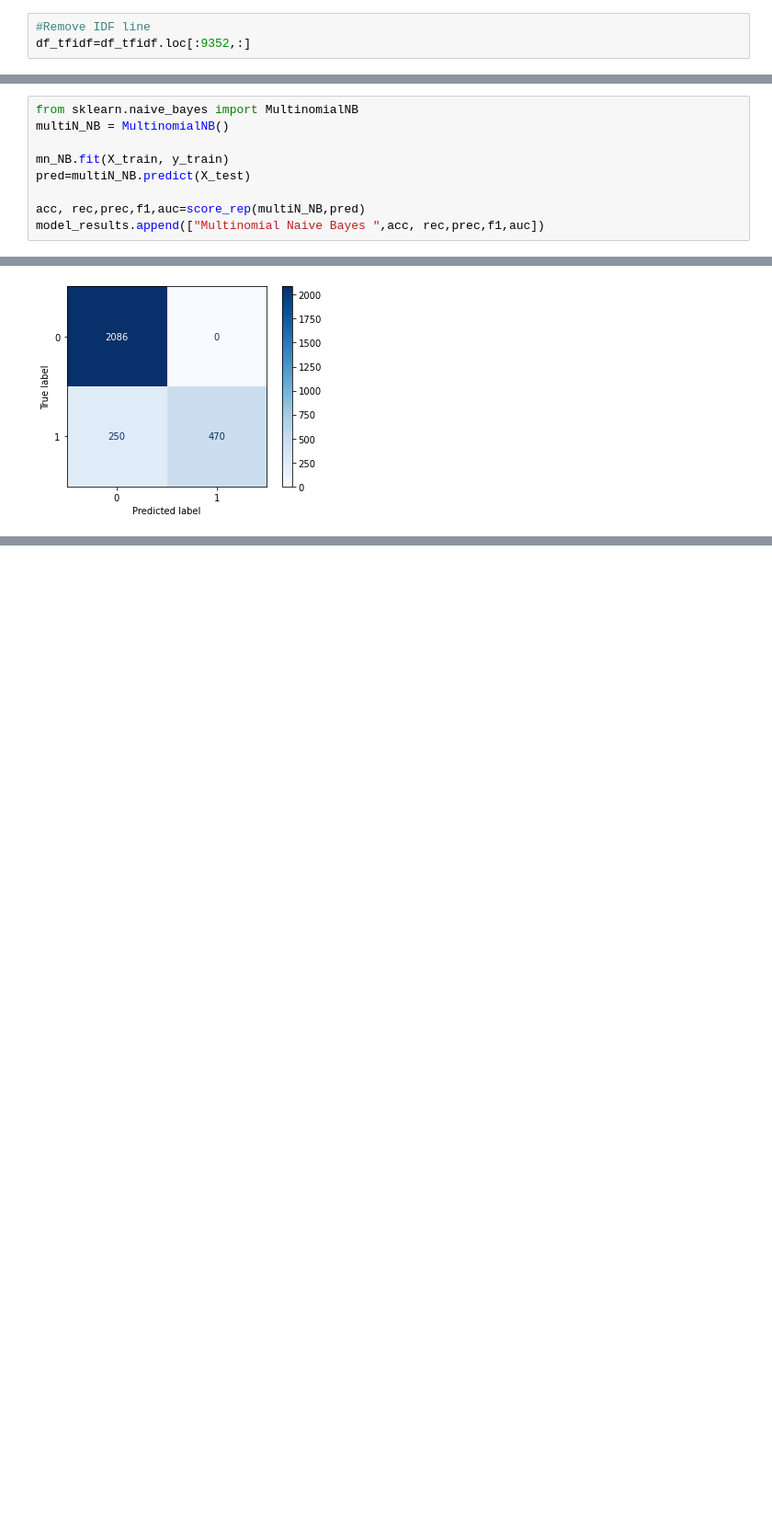
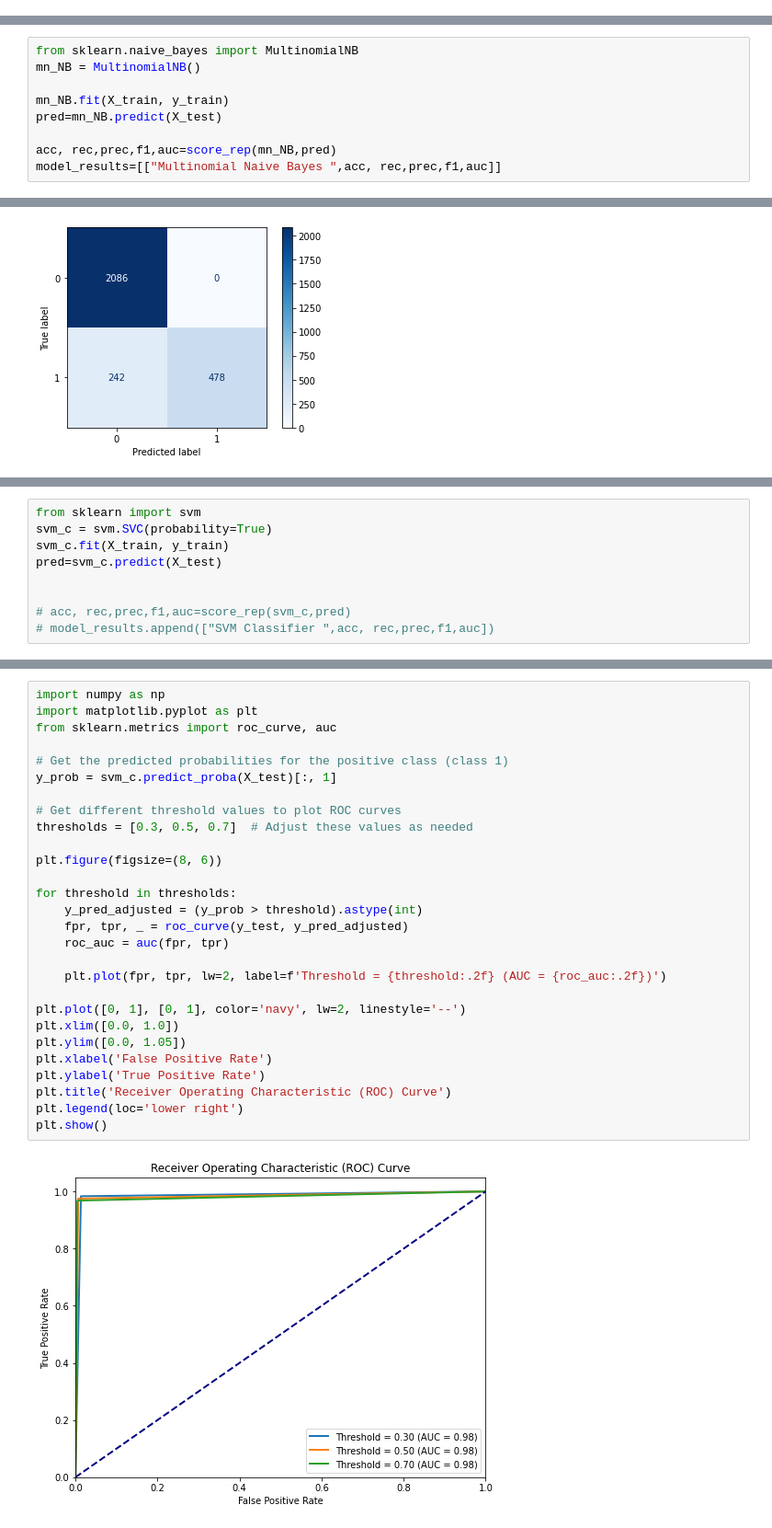
Before and after one commit to lauraah10/QW-Projects, a Jupyter notebook: QW3.ipynb, the cells around one changed output, grey strips where cells are left out. Shown at 92% size. Saved outputs shown, nothing was run; the diff lists cells and outputs as text; blank space fills up the shorter version.

```diff
--- a/QW3.ipynb
+++ b/QW3.ipynb
@@ -210,6 +207,3 @@ len(df_tfidf.columns)
 16526
 # %% [markdown]
 # Run cluster
-# %%
-#Remove IDF line
-df_tfidf=df_tfidf.loc[:9352,:]
@@ -401,10 +352,10 @@ Overall, MultinomialNB is a powerful and widely used algorithm for text classifi
 # %%
 from sklearn.naive_bayes import MultinomialNB
-multiN_NB = MultinomialNB()
+mn_NB = MultinomialNB()
 
 mn_NB.fit(X_train, y_train)
-pred=multiN_NB.predict(X_test)
+pred=mn_NB.predict(X_test)
 
-acc, rec,prec,f1,auc=score_rep(multiN_NB,pred)
-model_results.append(["Multinomial Naive Bayes ",acc, rec,prec,f1,auc])
+acc, rec,prec,f1,auc=score_rep(mn_NB,pred)
+model_results=[["Multinomial Naive Bayes ",acc, rec,prec,f1,auc]]
 # %% [output]
@@ -489,0 +389,9 @@ print(np.mean(cl1['test_precision_macro']))
+# %%
+from sklearn import svm
+svm_c = svm.SVC(probability=True)
+svm_c.fit(X_train, y_train)
+pred=svm_c.predict(X_test)
+
+
+# acc, rec,prec,f1,auc=score_rep(svm_c,pred)
+# model_results.append(["SVM Classifier ",acc, rec,prec,f1,auc])
@@ -489,0 +462,30 @@ print(np.mean(cl1['test_precision_macro']))
+# %%
+import numpy as np
+import matplotlib.pyplot as plt
+from sklearn.metrics import roc_curve, auc
+
+# Get the predicted probabilities for the positive class (class 1)
+y_prob = svm_c.predict_proba(X_test)[:, 1]
+
+# Get different threshold values to plot ROC curves
+thresholds = [0.3, 0.5, 0.7]  # Adjust these values as needed
+
+plt.figure(figsize=(8, 6))
+
+for threshold in thresholds:
+    y_pred_adjusted = (y_prob > threshold).astype(int)
+    fpr, tpr, _ = roc_curve(y_test, y_pred_adjusted)
+    roc_auc = auc(fpr, tpr)
+
+    plt.plot(fpr, tpr, lw=2, label=f'Threshold = {threshold:.2f} (AUC = {roc_auc:.2f})')
+
+plt.plot([0, 1], [0, 1], color='navy', lw=2, linestyle='--')
+plt.xlim([0.0, 1.0])
+plt.ylim([0.0, 1.05])
+plt.xlabel('False Positive Rate')
+plt.ylabel('True Positive Rate')
+plt.title('Receiver Operating Characteristic (ROC) Curve')
+plt.legend(loc='lower right')
+plt.show()
+# %% [output]
+[figure, added]
```
Also changed, not shown: parts of 43 cells of this notebook.
